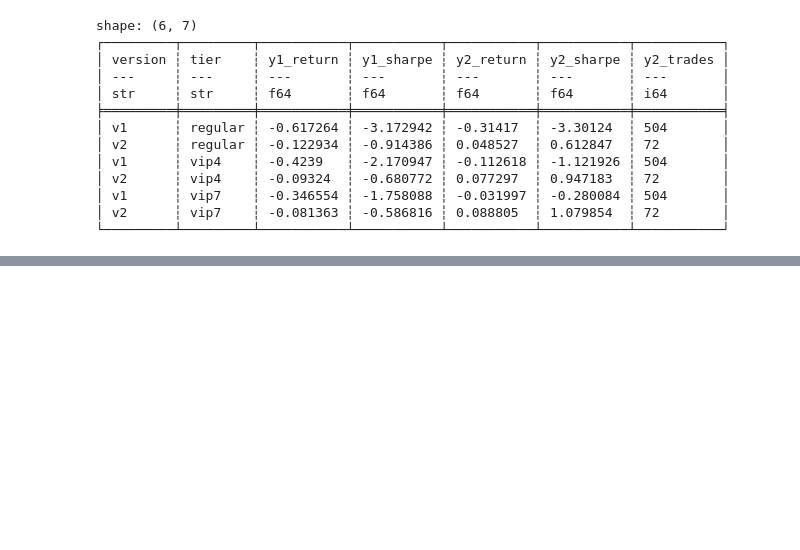
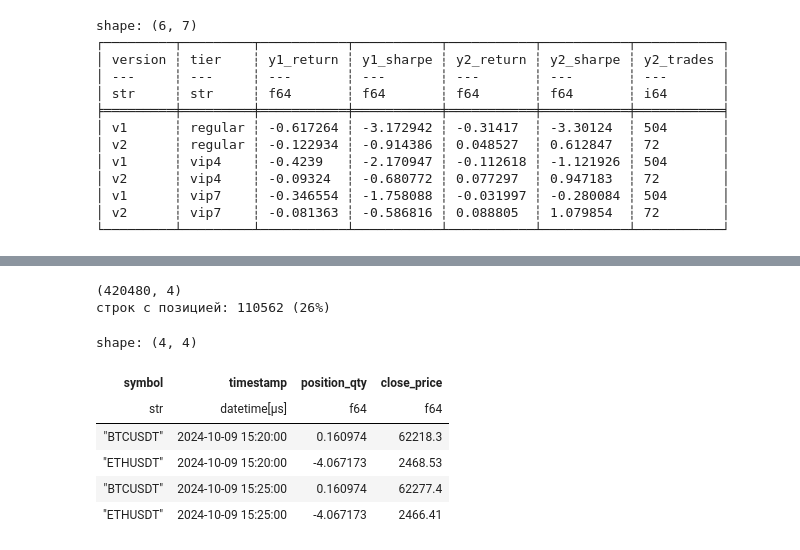
Before and after one commit to Adam-Moshkhoev/pairs-backtest, a Jupyter notebook: notebooks/06_final_test.ipynb, the cells around one changed output, grey strips where cells are left out. Saved outputs shown, nothing was run; the diff lists cells and outputs as text; code cells hidden in the pictures; blank space fills up the shorter version.

```diff
--- a/notebooks/06_final_test.ipynb
+++ b/notebooks/06_final_test.ipynb
@@ -170,0 +255,15 @@ shape: (6, 7)
+# %%
+print(pos_v2.shape)                                                   # (420480, 4)
+in_pos = pos_v2.filter(pl.col("position_qty") != 0)
+print("строк с позицией:", in_pos.height, f"({in_pos.height / pos_v2.height:.0%})")
+in_pos.head(4)
+# %% [output]
+(420480, 4)
+строк с позицией: 110562 (26%)
+shape: (4, 4)
+| symbol | timestamp | position_qty | close_price |
+| str | datetime[μs] | f64 | f64 |
+| "BTCUSDT" | 2024-10-09 15:20:00 | 0.160974 | 62218.3 |
+| "ETHUSDT" | 2024-10-09 15:20:00 | -4.067173 | 2468.53 |
+| "BTCUSDT" | 2024-10-09 15:25:00 | 0.160974 | 62277.4 |
+| "ETHUSDT" | 2024-10-09 15:25:00 | -4.067173 | 2466.41 |
```
Also changed, not shown: parts of 6 cells of this notebook, 12 other files.
